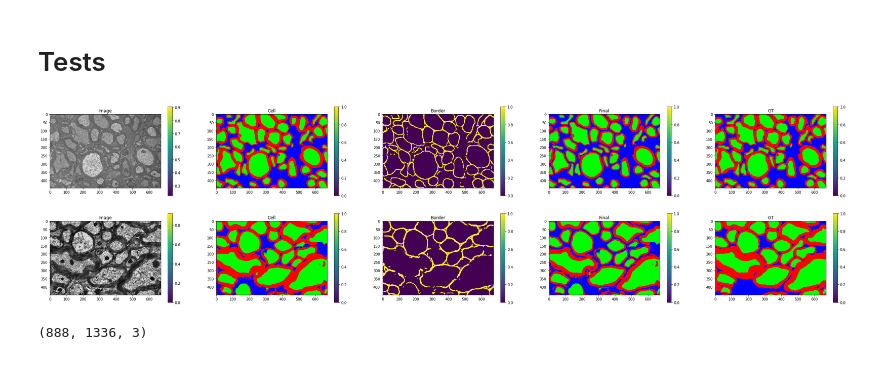
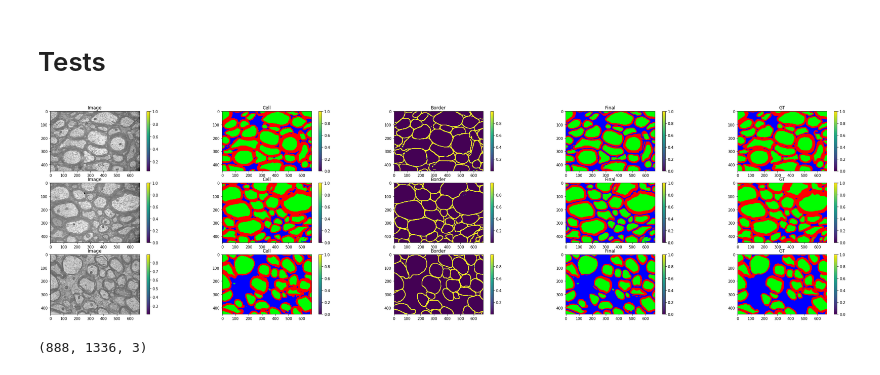
Before and after one commit to MercierLucas/MyelinDeepContourSegmentation, a Jupyter notebook: DeepMyelinSheatSegmentation.ipynb, the cells around one changed output. Cells and saved outputs as stored; diff of their text form; code cells hidden in the pictures.

```diff
--- a/DeepMyelinSheatSegmentation.ipynb
+++ b/DeepMyelinSheatSegmentation.ipynb
@@ -645,12 +651,12 @@ plt.imshow(eroded)
 # %%
 plt.figure(figsize=(40,10))
 masks = [X_valid,Y_pred_cell,Y_pred_border[:,:,:,0],Y_pred_final,Y_valid_cell]
 #masks = [Y_pred_final,Y_valid]
 titles = ["Image","Cell","Border","Final","GT"]
 #titles = ["Final","GT"]
-visualization.compare_images(masks ,titles,2,True)
+visualization.compare_images(masks ,titles,3,True)
 # %% [output]
-[figure, old version]
+[figure, new version]
 # %%
 img = cv2.imread(image_path+"HPF4-416S1-3A-6500x-4_segmented_EXT.png",1)
 img.shape
```
Also changed, not shown: parts of 9 cells of this notebook.
